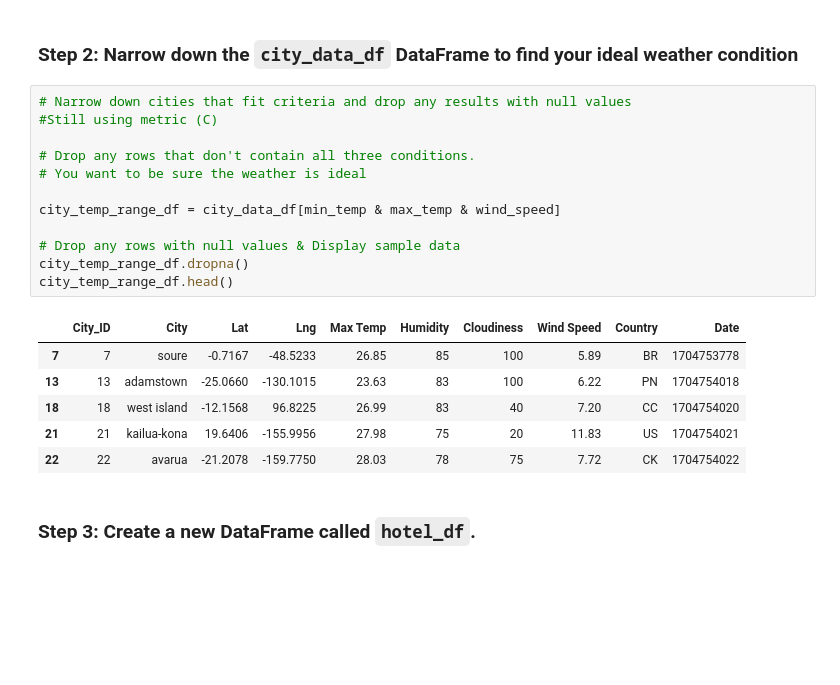
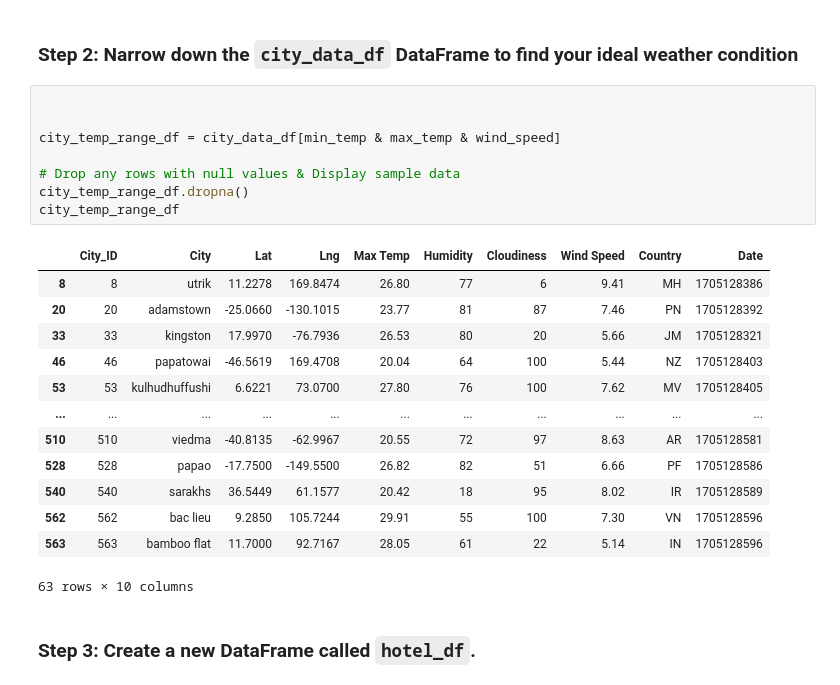
Before and after one commit to barrettbeatrice/python-api-challenge, a Jupyter notebook: WeatherPy/VacationPy.ipynb, the cells around one changed output. Drawn from its saved outputs; the diff is of its cells as text; blank space fills up the shorter version.

```diff
--- a/WeatherPy/VacationPy.ipynb
+++ b/WeatherPy/VacationPy.ipynb
@@ -78,24 +64,27 @@ wind_speed = city_data_df["Wind Speed"] > 5
 # %% [markdown]
 ### Step 2: Narrow down the `city_data_df` DataFrame to find your ideal weather condition
 # %%
-# Narrow down cities that fit criteria and drop any results with null values
-#Still using metric (C)
 
-# Drop any rows that don't contain all three conditions.
-# You want to be sure the weather is ideal
 
 city_temp_range_df = city_data_df[min_temp & max_temp & wind_speed]
 
 # Drop any rows with null values & Display sample data
 city_temp_range_df.dropna()
-city_temp_range_df.head()
+city_temp_range_df
 # %% [output]
 |  | City_ID | City | Lat | Lng | Max Temp | Humidity | Cloudiness | Wind Speed | Country | Date |
-| 7 | 7 | soure | -0.7167 | -48.5233 | 26.85 | 85 | 100 | 5.89 | BR | 1704753778 |
-| 13 | 13 | adamstown | -25.0660 | -130.1015 | 23.63 | 83 | 100 | 6.22 | PN | 1704754018 |
-| 18 | 18 | west island | -12.1568 | 96.8225 | 26.99 | 83 | 40 | 7.20 | CC | 1704754020 |
-| 21 | 21 | kailua-kona | 19.6406 | -155.9956 | 27.98 | 75 | 20 | 11.83 | US | 1704754021 |
-| 22 | 22 | avarua | -21.2078 | -159.7750 | 28.03 | 78 | 75 | 7.72 | CK | 1704754022 |
+| 8 | 8 | utrik | 11.2278 | 169.8474 | 26.80 | 77 | 6 | 9.41 | MH | 1705128386 |
+| 20 | 20 | adamstown | -25.0660 | -130.1015 | 23.77 | 81 | 87 | 7.46 | PN | 1705128392 |
+| 33 | 33 | kingston | 17.9970 | -76.7936 | 26.53 | 80 | 20 | 5.66 | JM | 1705128321 |
+| 46 | 46 | papatowai | -46.5619 | 169.4708 | 20.04 | 64 | 100 | 5.44 | NZ | 1705128403 |
+| 53 | 53 | kulhudhuffushi | 6.6221 | 73.0700 | 27.80 | 76 | 100 | 7.62 | MV | 1705128405 |
+| ... | ... | ... | ... | ... | ... | ... | ... | ... | ... | ... |
+| 510 | 510 | viedma | -40.8135 | -62.9967 | 20.55 | 72 | 97 | 8.63 | AR | 1705128581 |
+| 528 | 528 | papao | -17.7500 | -149.5500 | 26.82 | 82 | 51 | 6.66 | PF | 1705128586 |
+| 540 | 540 | sarakhs | 36.5449 | 61.1577 | 20.42 | 18 | 95 | 8.02 | IR | 1705128589 |
+| 562 | 562 | bac lieu | 9.2850 | 105.7244 | 29.91 | 55 | 100 | 7.30 | VN | 1705128596 |
+| 563 | 563 | bamboo flat | 11.7000 | 92.7167 | 28.05 | 61 | 22 | 5.14 | IN | 1705128596 |
+63 rows × 10 columns
 # %% [markdown]
 ### Step 3: Create a new DataFrame called `hotel_df`.
 # %%
```
Also changed, not shown: parts of 7 cells of this notebook, 15 other files.
